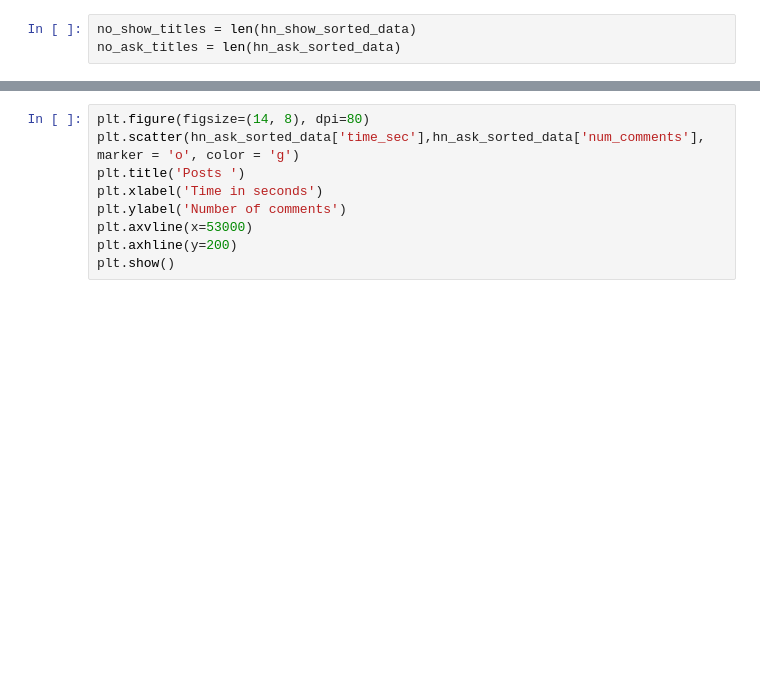
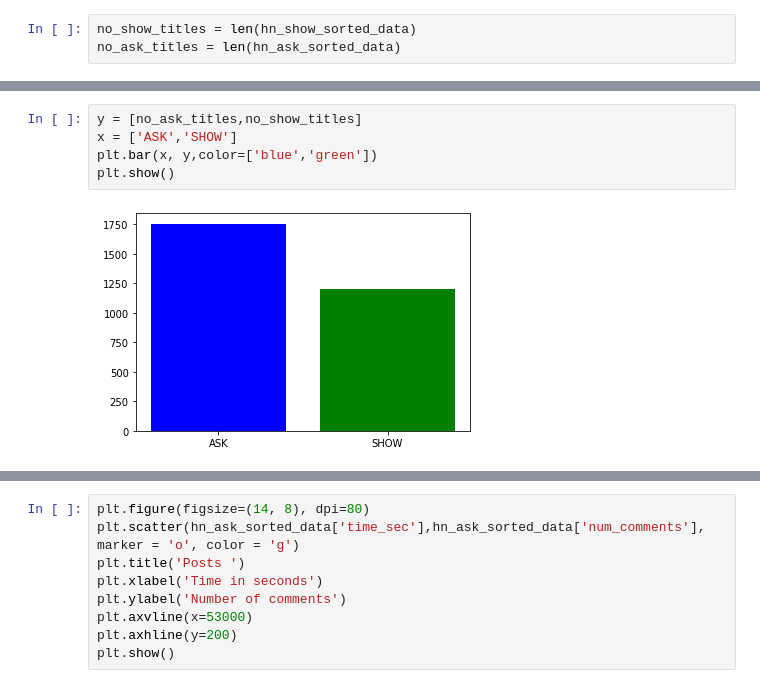
Before and after one commit to ndangalasinh/dataquest_hackernews_posts_analysis_1, a Jupyter notebook: hacker_news_analysis.ipynb, the cells around one changed output, grey strips where cells are left out. Saved outputs shown, nothing was run; the diff lists cells and outputs as text; blank space fills up the shorter version.

```diff
--- a/hacker_news_analysis.ipynb
+++ b/hacker_news_analysis.ipynb
@@ -225,0 +223,7 @@ plt.show()
+# %%
+y = [no_ask_titles,no_show_titles]
+x = ['ASK','SHOW']
+plt.bar(x, y,color=['blue','green'])
+plt.show()
+# %% [output]
+[figure, added]
```
Also changed, not shown: parts of 37 cells of this notebook.
